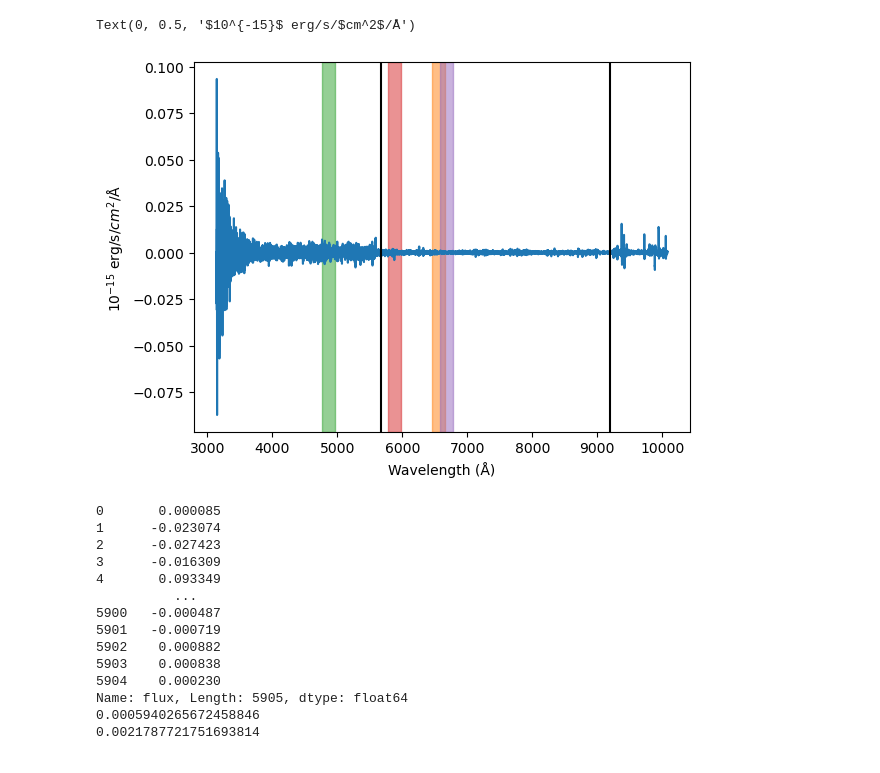
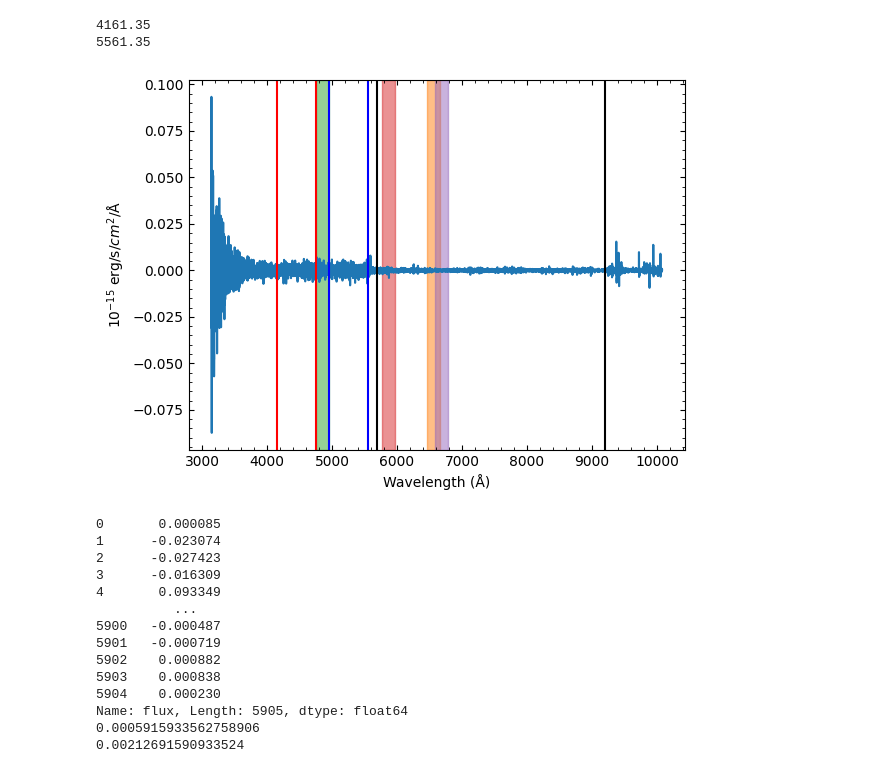
Before and after one commit to skvc22/sn2023bee, a Jupyter notebook: calibrate.ipynb, the cells around one changed output. Saved outputs shown, nothing was run; the diff lists cells and outputs as text; code cells hidden in the pictures.

```diff
--- a/calibrate.ipynb
+++ b/calibrate.ipynb
@@ -63,13 +83,13 @@ usefilts = [filters[i] for i in wanted_filts]
 
 plt.figure(figsize=(8,6))
 
-colors=['black','b','r']
+colors=['g','r','m']
 maglist = []
 
 for i, filt in enumerate(usefilts): #plot ATLAS and ZTF bands
     # Filter out the data in certain filet and has reasonable uncertainty
     ind = (lc.t.FLT==filt)&(lc.t.MAGERR>0.)&(lc.t.MAGERR<1.)
-    plt.errorbar(lc.t.MJD[ind], lc.t.MAG[ind]+3*i, lc.t.MAGERR[ind], linestyle = 'None', marker = 'o',
+    plt.errorbar(lc.t.MJD[ind], lc.t.MAG[ind], lc.t.MAGERR[ind], linestyle = 'None', marker = 'o',
                  label = filt + ' + ' + str(3*i), color = colors[i])
 
     # copy the quality cut indices for the current filter into a reindexed dataframe; separate out all indeces after
@@ -78,7 +98,7 @@ for i, filt in enumerate(usefilts): #plot ATLAS and ZTF bands
     temp = lc.t[ind].copy().reset_index()
     ixs=(temp.MJD > 60120)
     a,b = np.polyfit(temp.MJD[ixs],temp.MAG[ixs],1)
-    plt.plot(temp.MJD[ixs], a*temp.MJD[ixs]+(b+3*i), color=colors[i], label='interpolation')
+    plt.plot(temp.MJD[ixs], a*temp.MJD[ixs]+(b), color=colors[i], label='interpolation')
     est_val = a*60354+b
     maglist.append(est_val)
 
@@ -99,22 +119,17 @@ lib = pyphot.get_library()
 
 diffs = []
 
-f = lib['PS1_g']
-fluxes = f.get_flux(wavelength, flux, axis=-1)
-ps1_g_mags = -2.5 * np.log10(fluxes.value) - f.AB_zero_mag
-diffs.append(ps1_g_mags - maglist[0])
+filts = ['PS1_g','PS1_r','PS1_i']
 
-f = lib['PS1_r']
-fluxes = f.get_flux(wavelength, flux, axis=-1)
-ps1_r_mags = -2.5 * np.log10(fluxes.value) - f.AB_zero_mag
-diffs.append(ps1_r_mags - maglist[1])
-
-f = lib['PS1_i']
-fluxes = f.get_flux(wavelength, flux, axis=-1)
-ps1_i_mags = -2.5 * np.log10(fluxes.value) - f.AB_zero_mag
-diffs.append(ps1_i_mags - maglist[2])
+for i in range(3):
+    f = lib[filts[i]]
+    fluxes = f.get_flux(wavelength, flux, axis=-1)
+    print(fluxes.value)
+    ps1_mags = -2.5 * np.log10(fluxes.value) - f.AB_zero_mag
+    diffs.append(ps1_mags - maglist[i])
 
 avg_mag_diff = np.mean(diffs)
 calib = mag2flux(-avg_mag_diff)
 # c_unc = (1/2.5)*(10**((1/2.5)*avg_mag_diff))*np.log(10)*np.std(diffs)
 # print(calib, "+/-", c_unc)
+diffs
@@ -161,24 +184,34 @@ Text(0, 0.5, '$10^{-15}$ erg/s/$cm^2$/Å')
 # %%
 # subtract the smoothed spectrum from the unsmoothed one, and determine bounds on the "flat" area, which will be used to calculate uncertainty
 plt.plot(spec.t.wavelength, (spec.t.flux)-(smoothed_bee), drawstyle='steps')
 
 plt.axvspan(halpha-100, halpha+100, alpha=0.5, color='tab:orange')
 plt.axvspan(hbeta-100, hbeta+100, alpha=0.5, color='tab:green')
 plt.axvspan(hei5875-100, hei5875+100, alpha=0.5, color='tab:red')
 plt.axvspan(hei6678-100, hei6678+100, alpha=0.5, color='tab:purple')
 
 plt.axis()
 
-begin = 5675
+begin = 5700
 end = 9200
 plt.axvline(begin, color='black')
 plt.axvline(end, color='black')
 
+plt.axvline(hbeta-700, color='r')
+plt.axvline(hbeta-100, color='r')
+
+plt.axvline(hbeta+700, color='b')
+plt.axvline(hbeta+100, color='b')
+
 plt.xlabel('Wavelength (Å)')
 plt.ylabel('$10^{-15}$ erg/s/$cm^2$/Å')
+
+print(hbeta-700)
+print(hbeta+700)
 # %% [output]
-Text(0, 0.5, '$10^{-15}$ erg/s/$cm^2$/Å')
+4161.35
+5561.35
-[figure, old version]
+[figure, new version]
 # %%
 # create list of indices in the "flat" part of the spectrum outside the 200A ranges around emission lines.
 # subtract the smoothed spectrum from the unsmoothed one to get the root square mean of the spectrum.
@@ -188,7 +221,7 @@ p = spec.ix_inrange('wavelength', begin, hei5875-100)
 q = spec.ix_inrange('wavelength', hei5875+100, halpha-100)
 r = spec.ix_inrange('wavelength', hei6678+100, end)
 s = spec.ix_inrange('wavelength', hbeta-700, hbeta-100)
-t = spec.ix_inrange('wavelength', hbeta+700, hbeta+700)
+t = spec.ix_inrange('wavelength', hbeta+100, hbeta+700)
 valid_ixs_bee = list(np.concatenate([p, q, r]))
 valid_ixs_bee_hb = list(np.concatenate([s,t]))
 
@@ -212,8 +245,8 @@ print(uncert_bee_hb)
 5903    0.000838
 5904    0.000230
 Name: flux, Length: 5905, dtype: float64
-0.0005940265672458846
-0.0021787721751693814
+0.0005915933562758906
+0.00212691590933524
 # %%
 # sofia rest's code to create and add a gaussian to a function
 class Gaussian:
```
Also changed, not shown: parts of 17 cells of this notebook.
